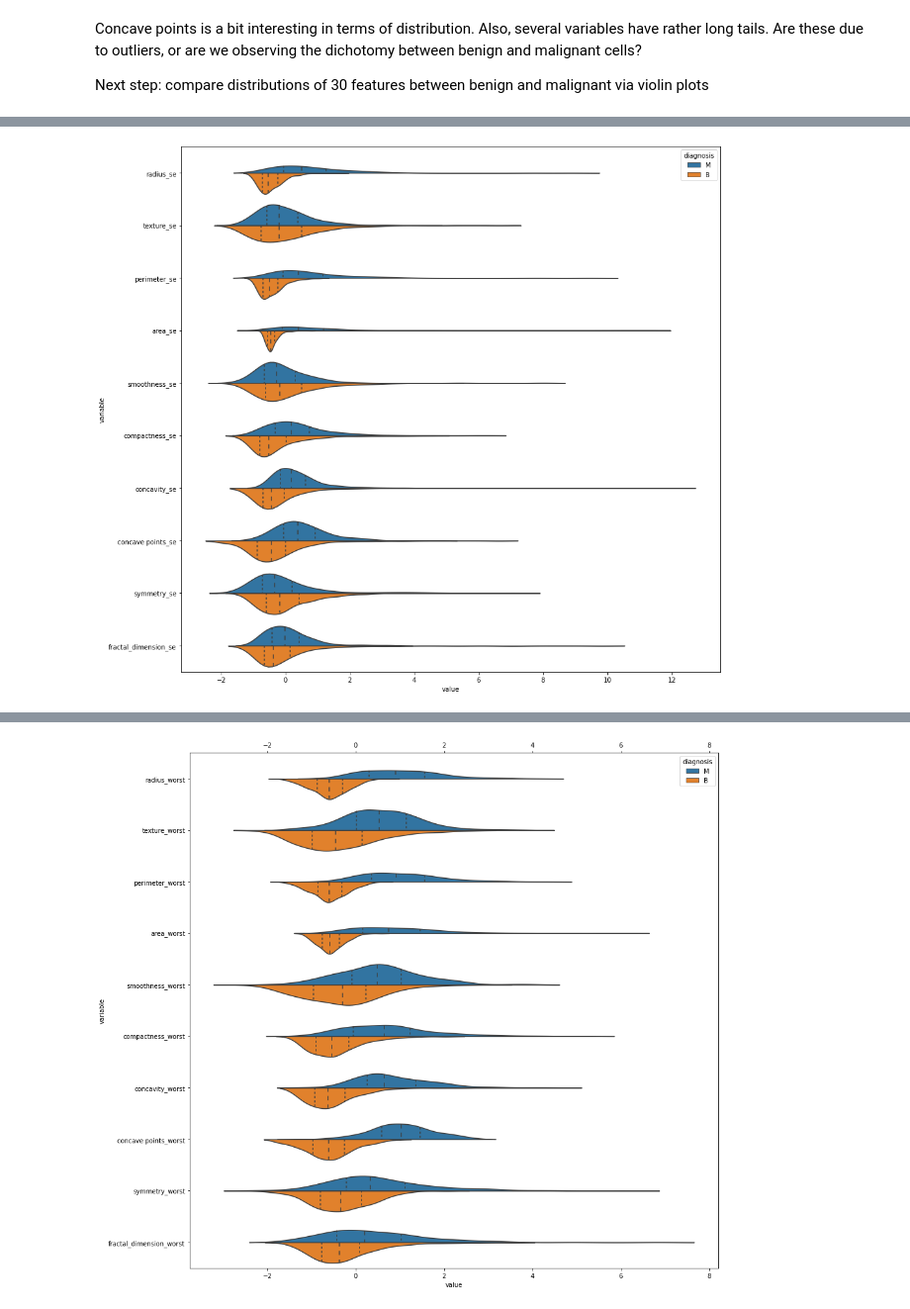
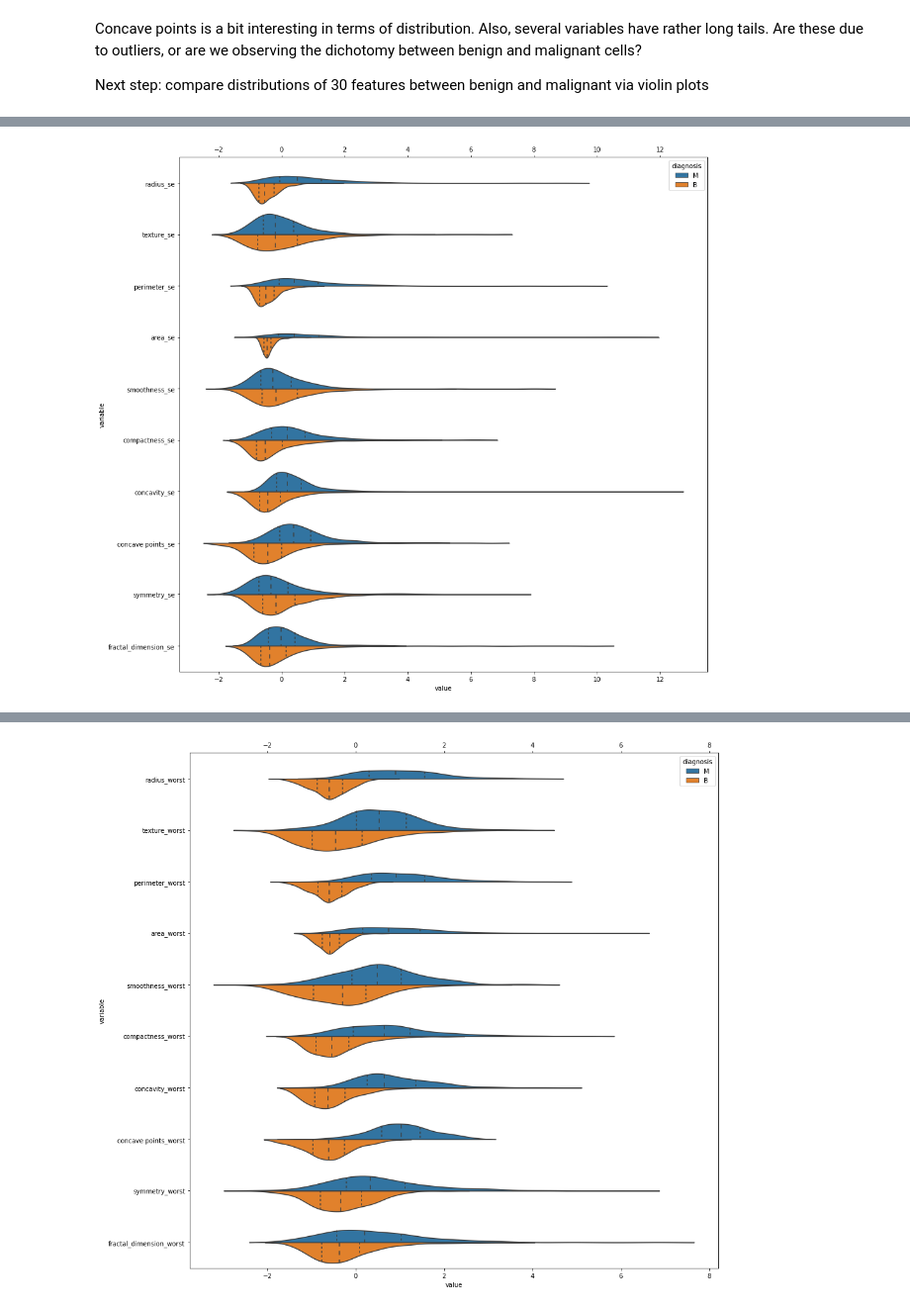
Before and after one commit to mssilve2/Capstone_2_Breast_Cancer, a Jupyter notebook: notebooks/EDA.ipynb, the cells around one changed output, grey strips where cells are left out. Shown at 99% size. Saved outputs shown, nothing was run; the diff lists cells and outputs as text; code cells hidden in the pictures.

```diff
--- a/notebooks/EDA.ipynb
+++ b/notebooks/EDA.ipynb
@@ -132,11 +171,11 @@ Features with almost no differences between malignant and benign (similar means,
 # %%
-fig = plt.figure(figsize = (15,15))
+fig, ax = plt.subplots(figsize = (15,15))
 
 se_melt = se.melt(id_vars="diagnosis")
 _ = sns.violinplot(y='variable', x='value', data = se_melt, hue='diagnosis', split=True, inner='quartile')
 ax.tick_params(top=True)
 ax.xaxis.set_tick_params(labeltop='on')
 
 plt.show()
 # %% [output]
-[figure, old version]
+[figure, new version]
```
Also changed, not shown: parts of 31 cells of this notebook.
